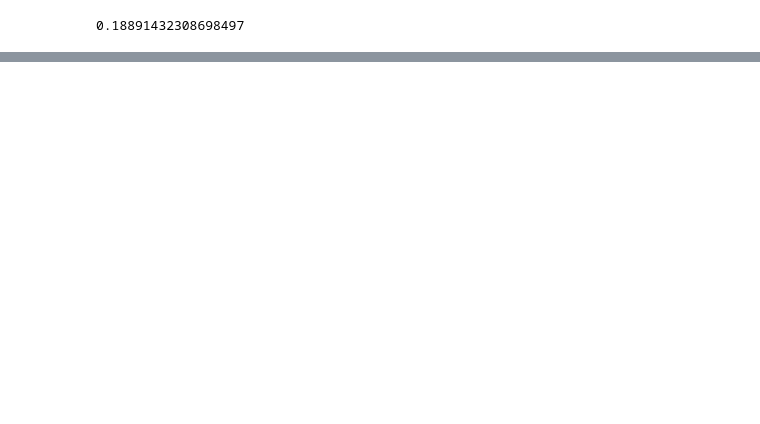
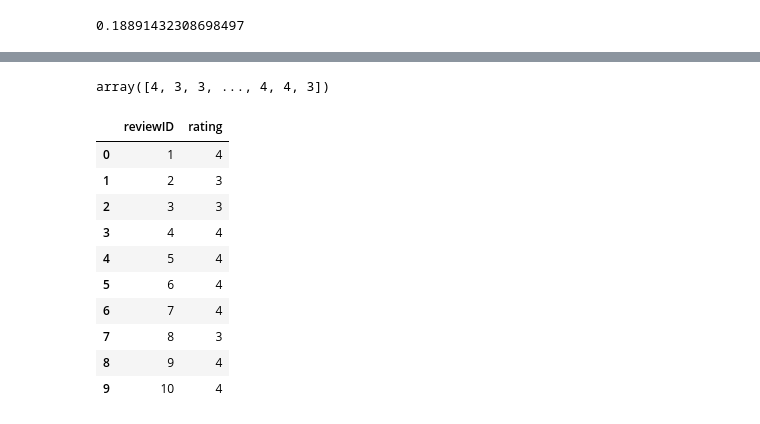
Before and after one commit to Fmindex/NLP-wongnai-challenge, a Jupyter notebook: Wongnai3.ipynb, the cells around one changed output, grey strips where cells are left out. Drawn from its saved outputs; the diff is of its cells as text; code cells hidden in the pictures; blank space fills up the shorter version.

```diff
--- a/Wongnai3.ipynb
+++ b/Wongnai3.ipynb
@@ -510,14 +481,14 @@ def f1(y_true, y_pred):
     precision = precision(y_true, y_pred)
     recall = recall(y_true, y_pred)
     return 2*((precision*recall)/(precision+recall))
-rate = 0.5
+rate = 0.3
 
 def get_feedforward_nn():
   input1 = Input(shape=(300,))
-  x = Dense(300, activation='relu')(input1)
-  x = Dropout(rate)(x)
-  x = Dense(128, activation='relu')(x)
-  x = Dropout(rate)(x)
+  x = Dense(100, activation='relu')(input1)
+  x = Dropout(0.5)(x)
+  x = Dense(10, activation='relu')(x)
+  x = Dropout(0.2)(x)
   out = Dense(1, activation='relu')(x)
 
   model = Model(inputs=input1, outputs=out)
@@ -555,7 +526,7 @@ callbacks_list_feedforward_nn = [
 print(x_test.shape)
 verbose = 1
 model_feedforward_nn = get_feedforward_nn()
-train_params = [(50, 32)]
+train_params = [(20, 32)]
 for (epochs, batch_size) in train_params:
   print("train with {} epochs and {} batch size".format(epochs, batch_size))
   model_feedforward_nn.fit(x_train, y_train, epochs=epochs, batch_size=batch_size, verbose=verbose,
@@ -637,0 +613,27 @@ evaluate(x_test, y_test, model_feedforward_nn)
+# %%
+y_res = model_feedforward_nn.predict(x_test_r)
+
+#     #map probability to class
+#     prob_to_class = lambda p: 1 if p[0]>=0.5 else 0
+#     y_pred = np.apply_along_axis(prob_to_class,1,y_pred)
+y_res = np.rint(y_res).astype(int)
+# %%
+res = y_res.T[0]
+res
+# %% [output]
+array([4, 3, 3, ..., 4, 4, 3])
+# %%
+df_res = pd.DataFrame({"reviewID": np.arange(1,len(res)+1),"rating": res}, columns=["reviewID", "rating"])
+df_res.head(10)
+# %% [output]
+|  | reviewID | rating |
+| 0 | 1 | 4 |
+| 1 | 2 | 3 |
+| 2 | 3 | 3 |
+| 3 | 4 | 4 |
+| 4 | 5 | 4 |
+| 5 | 6 | 4 |
+| 6 | 7 | 4 |
+| 7 | 8 | 3 |
+| 8 | 9 | 4 |
+| 9 | 10 | 4 |
```
Also changed, not shown: parts of 25 cells of this notebook, 23 other files.
